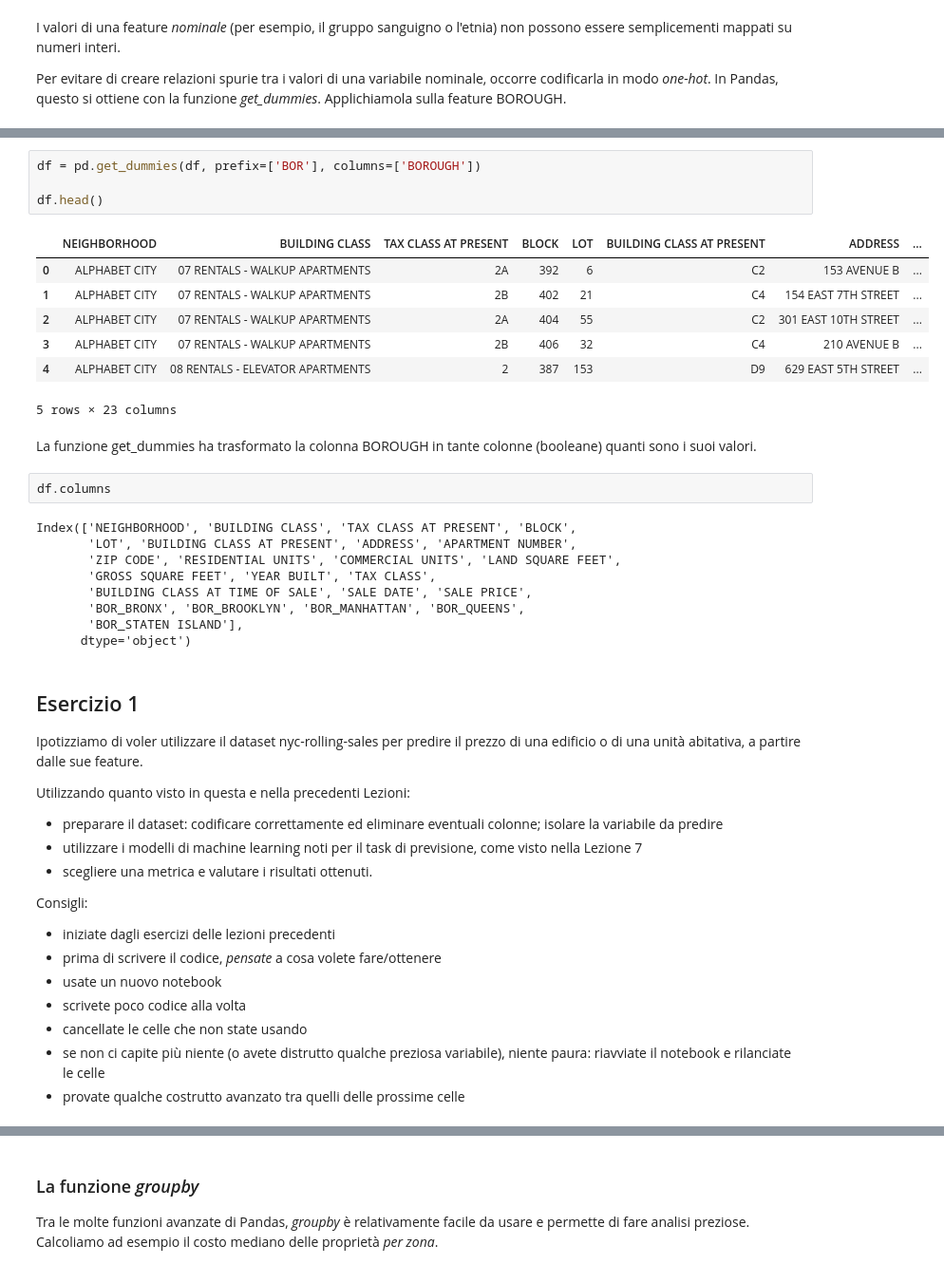
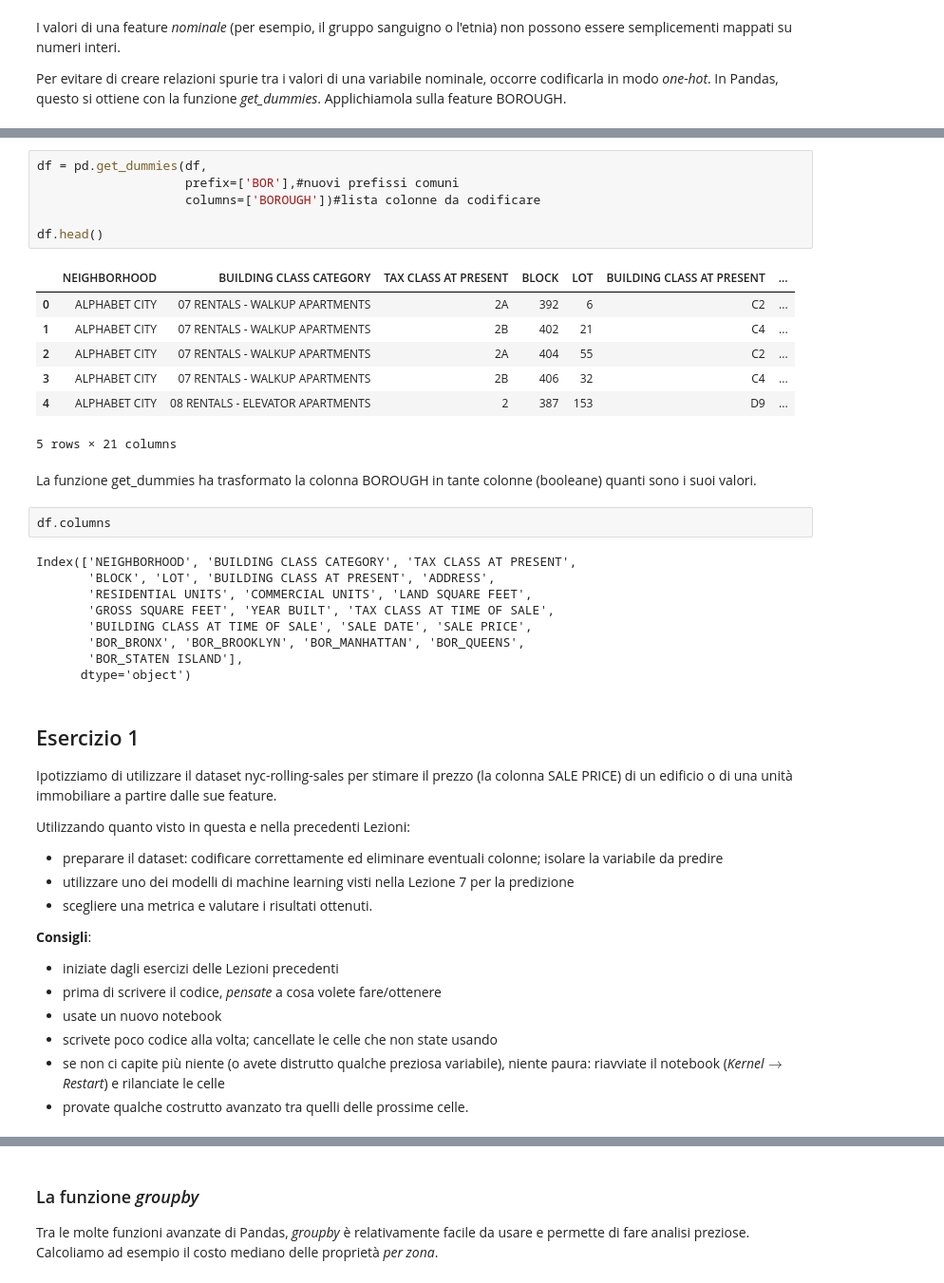
Before and after one commit to fbagattini/Master_BIM, a Jupyter notebook: 8. Pandas.ipynb, the cells around one changed output, grey strips where cells are left out. Shown at 95% size. Drawn from its saved outputs; the diff is of its cells as text.

Commit message:
finita lezione 8; aggiornate soluzioni

```diff
--- a/8. Pandas.ipynb
+++ b/8. Pandas.ipynb
@@ -198,25 +199,27 @@ MANHATTAN         1010
 Name: BOROUGH, dtype: int64
 # %%
-df = pd.get_dummies(df, prefix=['BOR'], columns=['BOROUGH'])
+df = pd.get_dummies(df,
+                    prefix=['BOR'],#nuovi prefissi comuni
+                    columns=['BOROUGH'])#lista colonne da codificare
 
 df.head()
 # %% [output]
-|  | NEIGHBORHOOD | BUILDING CLASS | TAX CLASS AT PRESENT | BLOCK | LOT | BUILDING CLASS AT PRESENT | ADDRESS | ... |
-| 0 | ALPHABET CITY | 07 RENTALS - WALKUP APARTMENTS | 2A | 392 | 6 | C2 | 153 AVENUE B | ... |
-| 1 | ALPHABET CITY | 07 RENTALS - WALKUP APARTMENTS | 2B | 402 | 21 | C4 | 154 EAST 7TH STREET | ... |
-| 2 | ALPHABET CITY | 07 RENTALS - WALKUP APARTMENTS | 2A | 404 | 55 | C2 | 301 EAST 10TH STREET | ... |
-| 3 | ALPHABET CITY | 07 RENTALS - WALKUP APARTMENTS | 2B | 406 | 32 | C4 | 210 AVENUE B | ... |
-| 4 | ALPHABET CITY | 08 RENTALS - ELEVATOR APARTMENTS | 2 | 387 | 153 | D9 | 629 EAST 5TH STREET | ... |
+|  | NEIGHBORHOOD | BUILDING CLASS CATEGORY | TAX CLASS AT PRESENT | BLOCK | LOT | BUILDING CLASS AT PRESENT | ... |
+| 0 | ALPHABET CITY | 07 RENTALS - WALKUP APARTMENTS | 2A | 392 | 6 | C2 | ... |
+| 1 | ALPHABET CITY | 07 RENTALS - WALKUP APARTMENTS | 2B | 402 | 21 | C4 | ... |
+| 2 | ALPHABET CITY | 07 RENTALS - WALKUP APARTMENTS | 2A | 404 | 55 | C2 | ... |
+| 3 | ALPHABET CITY | 07 RENTALS - WALKUP APARTMENTS | 2B | 406 | 32 | C4 | ... |
+| 4 | ALPHABET CITY | 08 RENTALS - ELEVATOR APARTMENTS | 2 | 387 | 153 | D9 | ... |
-5 rows × 23 columns
+5 rows × 21 columns
 # %% [markdown]
 La funzione get_dummies ha trasformato la colonna BOROUGH in tante colonne (booleane) quanti sono i suoi valori.
 # %%
 df.columns
 # %% [output]
-Index(['NEIGHBORHOOD', 'BUILDING CLASS', 'TAX CLASS AT PRESENT', 'BLOCK',
-       'LOT', 'BUILDING CLASS AT PRESENT', 'ADDRESS', 'APARTMENT NUMBER',
-       'ZIP CODE', 'RESIDENTIAL UNITS', 'COMMERCIAL UNITS', 'LAND SQUARE FEET',
-       'GROSS SQUARE FEET', 'YEAR BUILT', 'TAX CLASS',
+Index(['NEIGHBORHOOD', 'BUILDING CLASS CATEGORY', 'TAX CLASS AT PRESENT',
+       'BLOCK', 'LOT', 'BUILDING CLASS AT PRESENT', 'ADDRESS',
+       'RESIDENTIAL UNITS', 'COMMERCIAL UNITS', 'LAND SQUARE FEET',
+       'GROSS SQUARE FEET', 'YEAR BUILT', 'TAX CLASS AT TIME OF SALE',
        'BUILDING CLASS AT TIME OF SALE', 'SALE DATE', 'SALE PRICE',
        'BOR_BRONX', 'BOR_BROOKLYN', 'BOR_MANHATTAN', 'BOR_QUEENS',
        'BOR_STATEN ISLAND'],
@@ -225,21 +228,19 @@ Index(['NEIGHBORHOOD', 'BUILDING CLASS', 'TAX CLASS AT PRESENT', 'BLOCK',
 Esercizio 1
 ---
 
-Ipotizziamo di voler utilizzare il dataset nyc-rolling-sales per predire il prezzo di una edificio o di una unità abitativa, a partire dalle sue feature.
+Ipotizziamo di utilizzare il dataset nyc-rolling-sales per stimare il prezzo (la colonna SALE PRICE) di un edificio o di una unità immobiliare a partire dalle sue feature.
 
 Utilizzando quanto visto in questa e nella precedenti Lezioni:
 
 - preparare il dataset: codificare correttamente ed eliminare eventuali colonne; isolare la variabile da predire
-- utilizzare i modelli di machine learning noti per il task di previsione, come visto nella Lezione 7
+- utilizzare uno dei modelli di machine learning visti nella Lezione 7 per la predizione
 - scegliere una metrica e valutare i risultati ottenuti.
 
-Consigli:
-
-- iniziate dagli esercizi delle lezioni precedenti
+**Consigli**:
+- iniziate dagli esercizi delle Lezioni precedenti
 - prima di scrivere il codice, *pensate* a cosa volete fare/ottenere
 - usate un nuovo notebook
-- scrivete poco codice alla volta
-- cancellate le celle che non state usando
-- se non ci capite più niente (o avete distrutto qualche preziosa variabile), niente paura: riavviate il notebook e rilanciate le celle
-- provate qualche costrutto avanzato tra quelli delle prossime celle
+- scrivete poco codice alla volta; cancellate le celle che non state usando
+- se non ci capite più niente (o avete distrutto qualche preziosa variabile), niente paura: riavviate il notebook (*Kernel*$\rightarrow$*Restart*) e rilanciate le celle
+- provate qualche costrutto avanzato tra quelli delle prossime celle.
 # %% [markdown]
```
Also changed, not shown: parts of 57 cells of this notebook, 3 other files.
